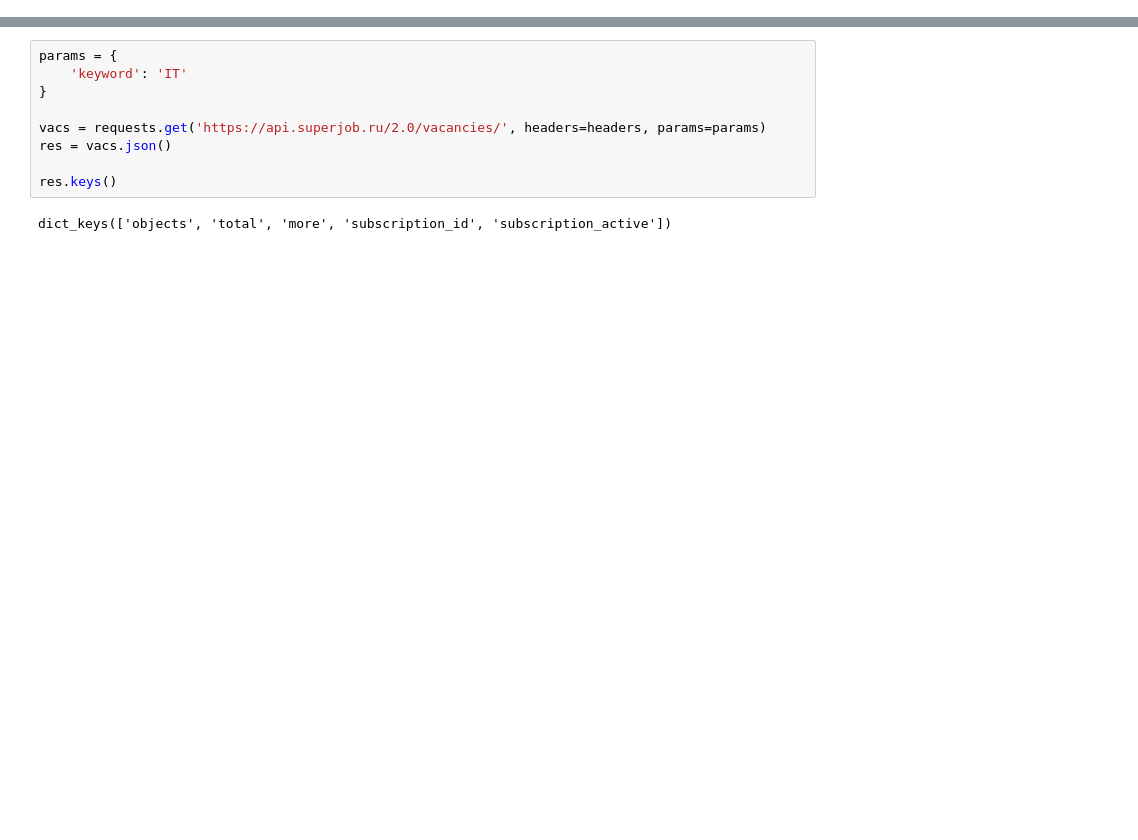
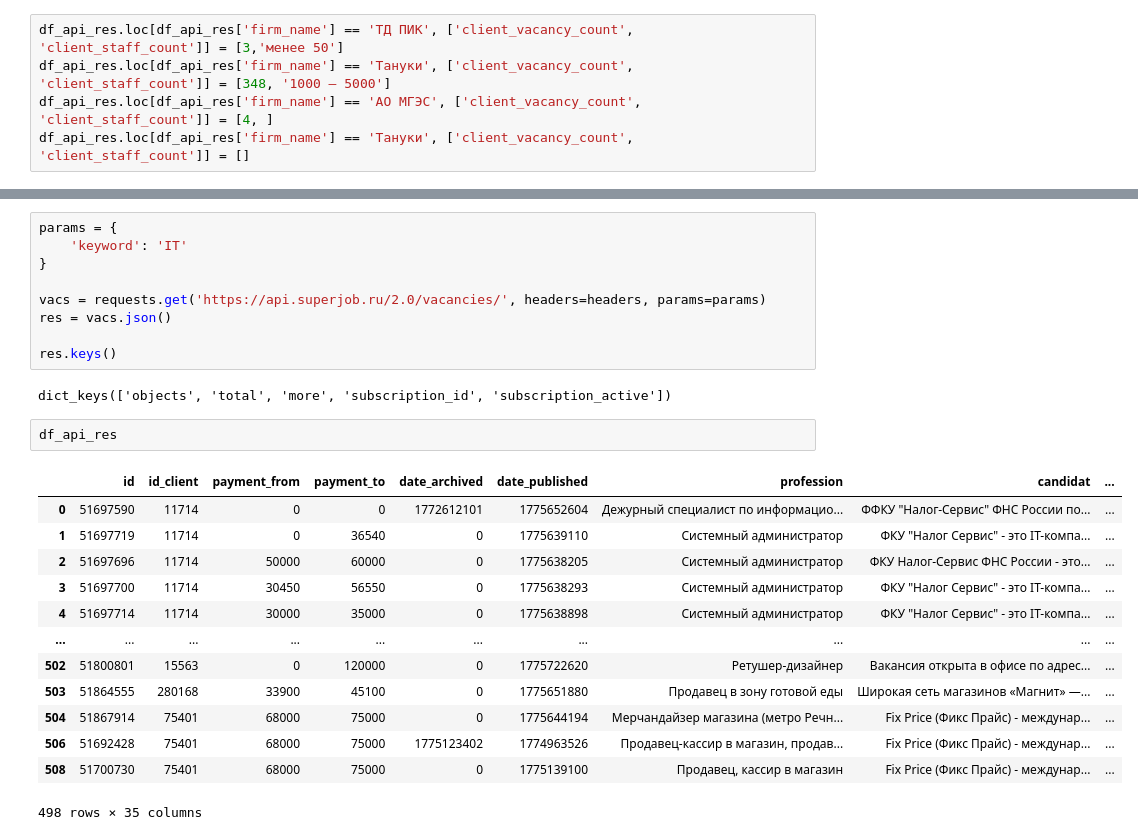
Before and after one commit to leosh1d/gp2, a Jupyter notebook: code/collecting/superjob.ipynb, the cells around one changed output, grey strips where cells are left out. Cells and saved outputs as stored; diff of their text form; blank space fills up the shorter version.

```diff
--- a/code/collecting/superjob.ipynb
+++ b/code/collecting/superjob.ipynb
@@ -398,0 +434,5 @@ df_api_res = df_api_res.drop(columns='catalogues')
+# %%
+df_api_res.loc[df_api_res['firm_name'] == 'ТД ПИК', ['client_vacancy_count', 'client_staff_count']] = [3,'менее 50']
+df_api_res.loc[df_api_res['firm_name'] == 'Тануки', ['client_vacancy_count', 'client_staff_count']] = [348, '1000 — 5000']
+df_api_res.loc[df_api_res['firm_name'] == 'АО МГЭС', ['client_vacancy_count', 'client_staff_count']] = [4, ]
+df_api_res.loc[df_api_res['firm_name'] == 'Тануки', ['client_vacancy_count', 'client_staff_count']] = []
@@ -407,3 +484,19 @@ res = vacs.json()
 res.keys()
 # %% [output]
 dict_keys(['objects', 'total', 'more', 'subscription_id', 'subscription_active'])
+# %%
+df_api_res
+# %% [output]
+|  | id | id_client | payment_from | payment_to | date_archived | date_published | profession | candidat | ... |
+| 0 | 51697590 | 11714 | 0 | 0 | 1772612101 | 1775652604 | Дежурный специалист по информацио... | ФФКУ "Налог-Сервис" ФНС России по... | ... |
+| 1 | 51697719 | 11714 | 0 | 36540 | 0 | 1775639110 | Системный администратор | ФКУ "Налог Сервис" - это IT-компа... | ... |
+| 2 | 51697696 | 11714 | 50000 | 60000 | 0 | 1775638205 | Системный администратор | ФКУ Налог-Сервис ФНС России - это... | ... |
+| 3 | 51697700 | 11714 | 30450 | 56550 | 0 | 1775638293 | Системный администратор | ФКУ "Налог Сервис" - это IT-компа... | ... |
+| 4 | 51697714 | 11714 | 30000 | 35000 | 0 | 1775638898 | Системный администратор | ФКУ "Налог Сервис" - это IT-компа... | ... |
+| ... | ... | ... | ... | ... | ... | ... | ... | ... | ... |
+| 502 | 51800801 | 15563 | 0 | 120000 | 0 | 1775722620 | Ретушер-дизайнер | Вакансия открыта в офисе по адрес... | ... |
+| 503 | 51864555 | 280168 | 33900 | 45100 | 0 | 1775651880 | Продавец в зону готовой еды | Широкая сеть магазинов «Магнит» —... | ... |
+| 504 | 51867914 | 75401 | 68000 | 75000 | 0 | 1775644194 | Мерчандайзер магазина (метро Речн... | Fix Price (Фикс Прайс) - междунар... | ... |
+| 506 | 51692428 | 75401 | 68000 | 75000 | 1775123402 | 1774963526 | Продавец-кассир в магазин, продав... | Fix Price (Фикс Прайс) - междунар... | ... |
+| 508 | 51700730 | 75401 | 68000 | 75000 | 0 | 1775139100 | Продавец, кассир в магазин | Fix Price (Фикс Прайс) - междунар... | ... |
+498 rows × 35 columns
```
Also changed, not shown: parts of 12 cells of this notebook.
